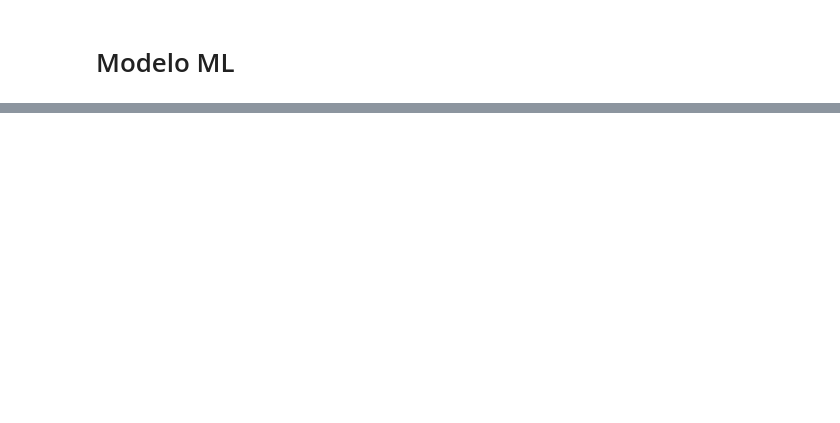
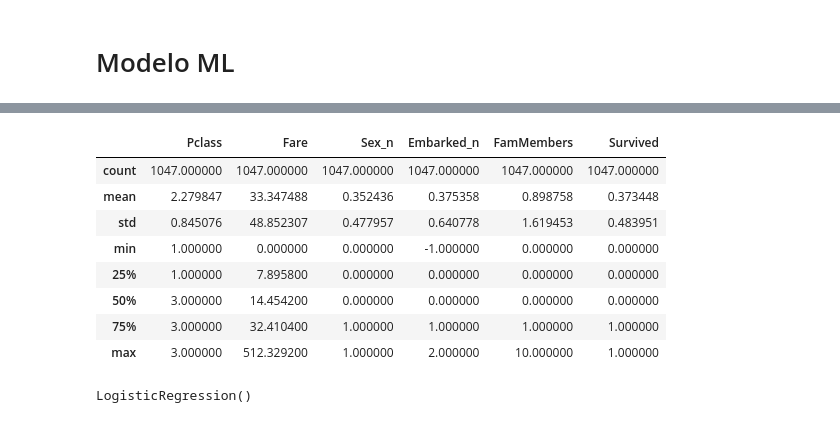
Before and after one commit to LeoPalaciosC/Visualizaci-n_Streamlit, a Jupyter notebook: src/explore.ipynb, the cells around one changed output, grey strips where cells are left out. Saved outputs shown, nothing was run; the diff lists cells and outputs as text; code cells hidden in the pictures; blank space fills up the shorter version.

Commit message:
Cambios con titanic

```diff
--- a/src/explore.ipynb
+++ b/src/explore.ipynb
@@ -24,0 +27,4 @@ dump(model, open("decision_tree_classifier_default_42.sav", "wb"))
+# %%
+import pandas as pd
+train_data = pd.read_csv("https://raw.githubusercontent.com/4GeeksAcademy/machine-learning-content/master/assets/clean_titanic_train.csv")
+test_data = pd.read_csv("https://raw.githubusercontent.com/4GeeksAcademy/machine-learning-content/master/assets/clean_titanic_test.csv")
@@ -24,0 +56,12 @@ dump(model, open("decision_tree_classifier_default_42.sav", "wb"))
+# %%
+train_data.describe()
+# %% [output]
+|  | Pclass | Fare | Sex_n | Embarked_n | FamMembers | Survived |
+| count | 1047.000000 | 1047.000000 | 1047.000000 | 1047.000000 | 1047.000000 | 1047.000000 |
+| mean | 2.279847 | 33.347488 | 0.352436 | 0.375358 | 0.898758 | 0.373448 |
+| std | 0.845076 | 48.852307 | 0.477957 | 0.640778 | 1.619453 | 0.483951 |
+| min | 1.000000 | 0.000000 | 0.000000 | -1.000000 | 0.000000 | 0.000000 |
+| 25% | 1.000000 | 7.895800 | 0.000000 | 0.000000 | 0.000000 | 0.000000 |
+| 50% | 3.000000 | 14.454200 | 0.000000 | 0.000000 | 0.000000 | 0.000000 |
+| 75% | 3.000000 | 32.410400 | 1.000000 | 1.000000 | 1.000000 | 1.000000 |
+| max | 3.000000 | 512.329200 | 1.000000 | 2.000000 | 10.000000 | 1.000000 |
@@ -24,0 +73,7 @@ dump(model, open("decision_tree_classifier_default_42.sav", "wb"))
+# %%
+from sklearn.linear_model import LogisticRegression
+
+model_logistic = LogisticRegression()
+model_logistic.fit(X_train, y_train)
+# %% [output]
+LogisticRegression()
```
Also changed, not shown: parts of 5 cells of this notebook, 2 other files.
